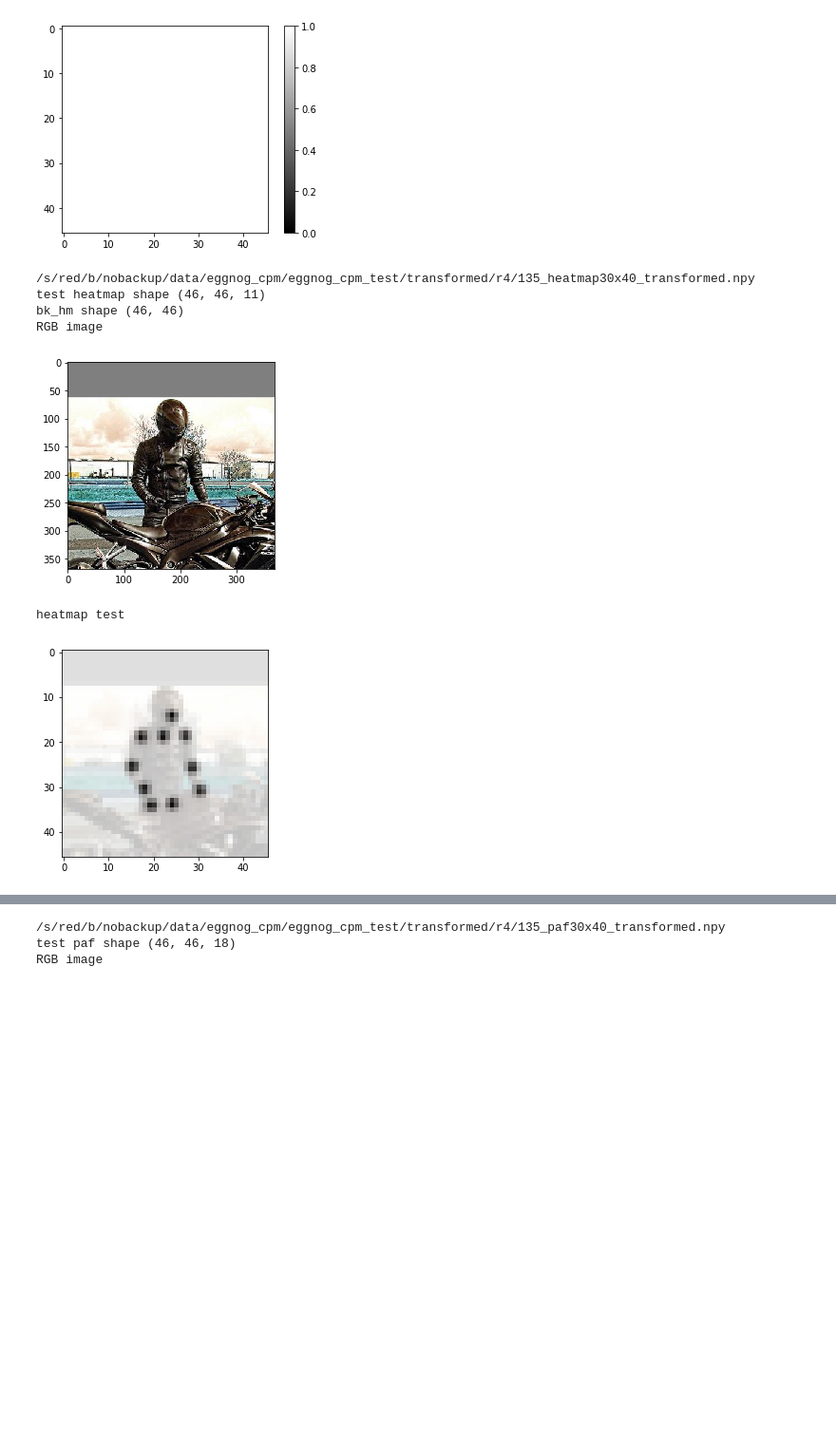
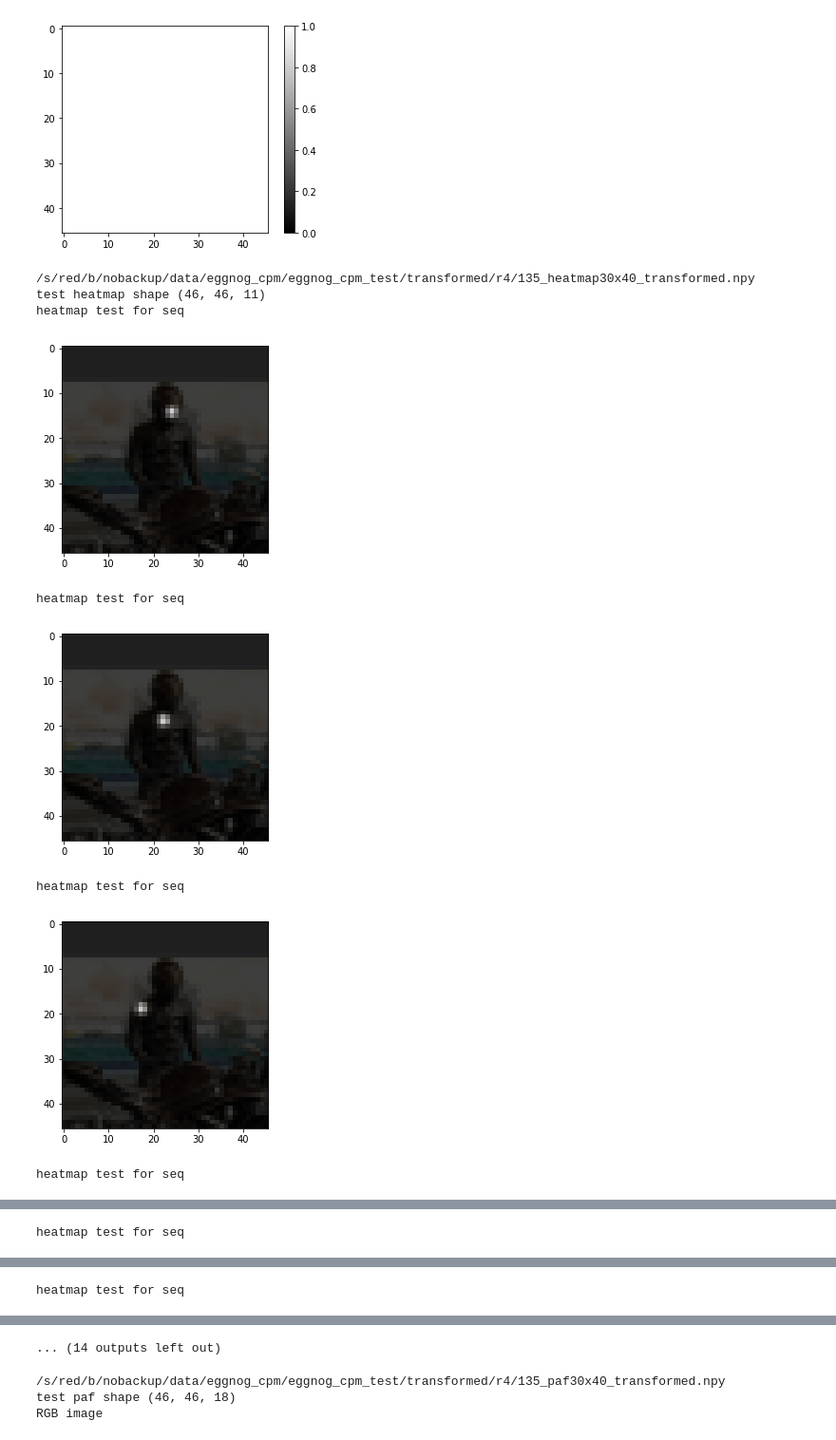
Before and after one commit to GuruMulay/Adapting-RGB-Pose-Estimation-to-New-Domains, a Jupyter notebook: training/gt_visualizer_coco.ipynb, the cells around one changed output, grey strips where cells are left out. Shown at 95% size. Drawn from its saved outputs; the diff is of its cells as text; code cells hidden in the pictures; blank space fills up the shorter version.

```diff
--- a/training/gt_visualizer_coco.ipynb
+++ b/training/gt_visualizer_coco.ipynb
@@ -111,35 +111,45 @@ len_hm = test_heatmap.shape[2]
 #     #2 faster
 #     images.append(gt_heatmap[:,:,i])  #
 #     images.append(test_heatmap[:,:,i])  #
 #     images.append(rgb_image)
 
 #     titles.append('GT_' + str(i))
 #     titles.append('TEST_' + str(i))
 #     titles.append('rgb image')
 
 #     show_images(images, 1, titles)
 #     images = []
 #     titles = []
 
 
+for i in range(test_heatmap.shape[2]):
+    print("heatmap test for seq")
+    plt.figure()
+    plt.imshow(gt_heatmap[:,:,i], cmap=plt.get_cmap('gray'))
+    plt.imshow(down_image, alpha=0.25)
+    plt.show()
+
+
 bk_hm = test_heatmap[:,:,len_hm-1]
 print("bk_hm shape", bk_hm.shape)
 
 print("RGB image")
 plt.figure(2)
 plt.imshow(rgb_image, alpha=1)
 plt.show()
 
 print("heatmap test")
 plt.figure(5)
 plt.imshow(bk_hm, cmap=plt.get_cmap('gray'))
 plt.imshow(down_image, alpha=0.25)
 plt.show()
 # %% [output]
 /s/red/b/nobackup/data/eggnog_cpm/eggnog_cpm_test/transformed/r4/135_heatmap30x40_transformed.npy
 test heatmap shape (46, 46, 11)
-bk_hm shape (46, 46)
-RGB image
+heatmap test for seq
-[figure, old version]
+[figure, new version]
-heatmap test
+heatmap test for seq
-[figure, old version]
+[figure, new version]
+heatmap test for seq
+[figure, added]
+heatmap test for seq
@@ -145,0 +157 @@ heatmap test
+heatmap test for seq
@@ -145,0 +159 @@ heatmap test
+heatmap test for seq
@@ -146,3 +161,4 @@ heatmap test
+... (14 outputs left out)
 # %%
 # show pafs
 
```
Also changed, not shown: parts of 1 cell of this notebook, 12 other files.
